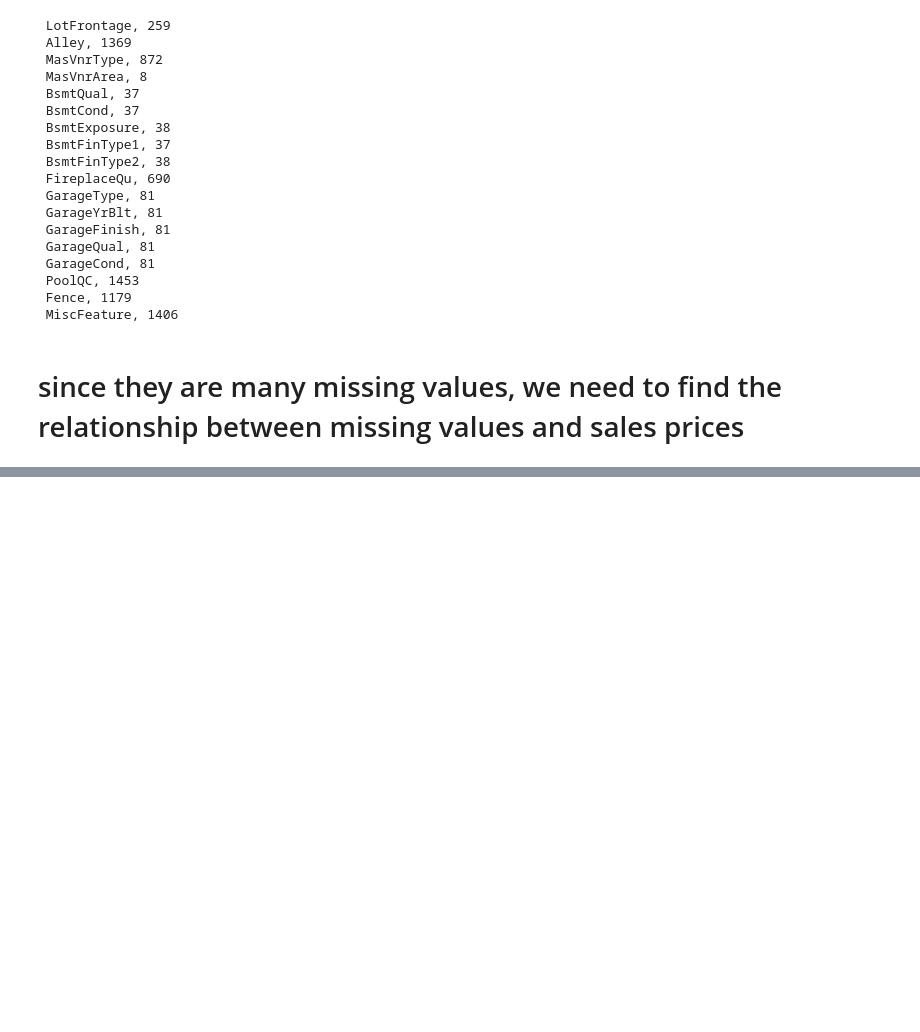
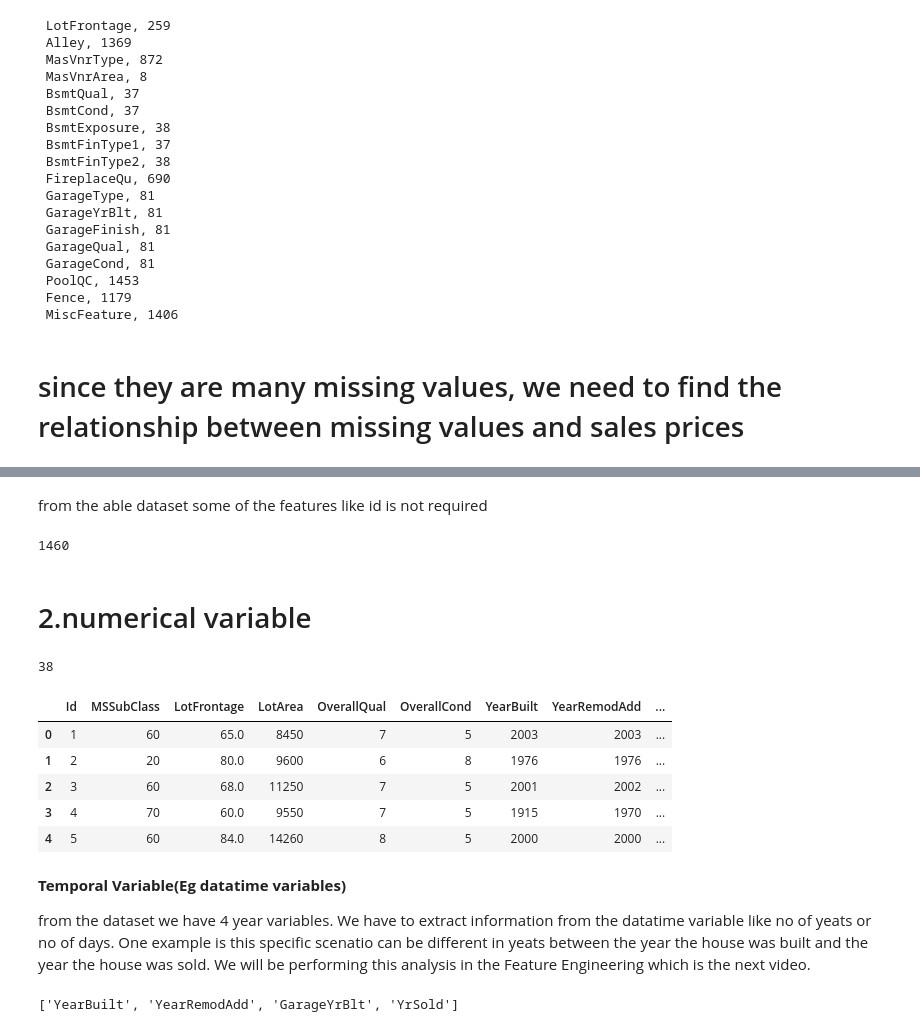
Before and after one commit to Immortal-Pi/AdvanceStatistics, a Jupyter notebook: Basics/HousePricePrediction.ipynb, the cells around one changed output, grey strips where cells are left out. Cells and saved outputs as stored; diff of their text form; code cells hidden in the pictures; blank space fills up the shorter version.

```diff
--- a/Basics/HousePricePrediction.ipynb
+++ b/Basics/HousePricePrediction.ipynb
@@ -93,0 +98,31 @@ for feature in features_with_na:
+# %% [markdown]
+from the able dataset some of the features like id is not required
+# %%
+len(data.Id)
+# %% [output]
+1460
+# %% [markdown]
+# 2.numerical variable
+# %%
+numerical_features =[features for features in data.columns if data[features].dtypes!='O']
+len(numerical_features)
+# %% [output]
+38
+# %%
+data[numerical_features].head()
+# %% [output]
+|  | Id | MSSubClass | LotFrontage | LotArea | OverallQual | OverallCond | YearBuilt | YearRemodAdd | ... |
+| 0 | 1 | 60 | 65.0 | 8450 | 7 | 5 | 2003 | 2003 | ... |
+| 1 | 2 | 20 | 80.0 | 9600 | 6 | 8 | 1976 | 1976 | ... |
+| 2 | 3 | 60 | 68.0 | 11250 | 7 | 5 | 2001 | 2002 | ... |
+| 3 | 4 | 70 | 60.0 | 9550 | 7 | 5 | 1915 | 1970 | ... |
+| 4 | 5 | 60 | 84.0 | 14260 | 8 | 5 | 2000 | 2000 | ... |
+# %% [markdown]
+**Temporal Variable(Eg datatime variables)**
+
+from the dataset we have 4 year variables. We have to extract information from the datatime variable like no of yeats or no of days. One example is this specific scenatio can be different in yeats between the year the house was built and the year the house was sold. We will be performing this analysis in the Feature Engineering which is the next video.
+# %%
+year_feature = [feature for feature in numerical_features if 'Yr' in feature or 'Year' in feature]
+year_feature
+# %% [output]
+['YearBuilt', 'YearRemodAdd', 'GarageYrBlt', 'YrSold']
```
Also changed, not shown: parts of 8 cells of this notebook.
